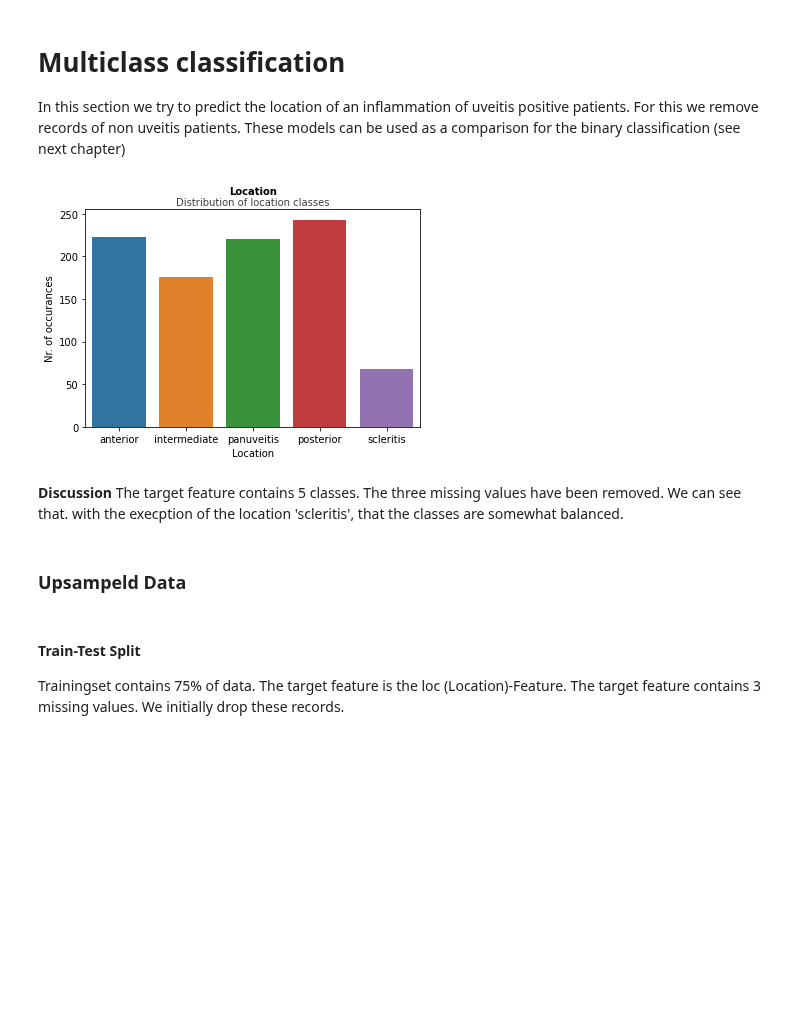
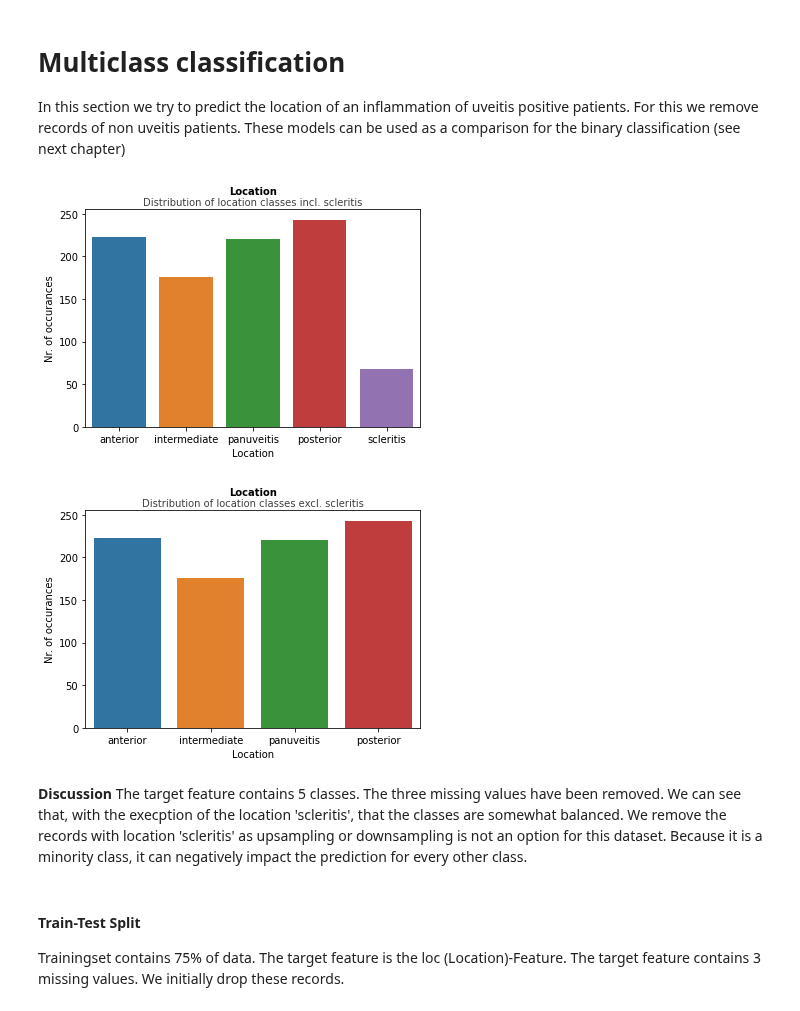
Before and after one commit to CrawTheOne/mirror_-fhnw_ds_fs2021_medical_challenge, a Jupyter notebook: machine_learning/location_classification.ipynb, the cells around one changed output. Cells and saved outputs as stored; diff of their text form; code cells hidden in the pictures; blank space fills up the shorter version.

```diff
--- a/machine_learning/location_classification.ipynb
+++ b/machine_learning/location_classification.ipynb
@@ -52,7 +66,7 @@ To predict the location of an inflammation, we need to drop all columns that con
 # drop_filter: Drop every column that is not a lab test
 
 df = pipe.preprocessing_pipe(num_to_cat   = False,
-                             drop_filter  = ['hla', 'ac_', 'vit_', 'gender','race', 'cat','specific_diagnosis'],
+                             drop_filter  = ['hla', 'ac_', 'vit_','race', 'cat','specific_diagnosis'],
                              loc_approach = 'multi',
                              binary_cat   = True,
                              nan_percentage = 0.2,
@@ -77,11 +91,19 @@ In this section we try to predict the location of an inflammation of uveitis pos
 These models can be used as a comparison for the binary classification (see next chapter)
 # %%
 df_uv_pos_clean = df_uv_pos.dropna(subset=['loc']) # drop records with missing location data (3)
+
+
 g = sns.countplot(x=df_uv_pos_clean['loc'])
-helpers.plot_wrapper(g, 'Location','Distribution of location classes','Location','Nr. of occurances')
+helpers.plot_wrapper(g, 'Location','Distribution of location classes incl. scleritis','Location','Nr. of occurances')
+
+# remove category scleritis
+df_uv_pos_clean = df_uv_pos_clean[df_uv_pos_clean['loc'] != 'scleritis']
+df_uv_pos_clean['loc'] = df_uv_pos_clean['loc'].cat.remove_unused_categories()
+
+g = sns.countplot(x=df_uv_pos_clean['loc'])
+helpers.plot_wrapper(g, 'Location','Distribution of location classes excl. scleritis','Location','Nr. of occurances')
 # %% [output]
-[figure, old version]
+[figure, new version]
+[figure, added]
 # %% [markdown]
-**Discussion** The target feature contains 5 classes. The three missing values have been removed. We can see that. with the execption of the location 'scleritis', that the classes are somewhat balanced.
+**Discussion** The target feature contains 5 classes. The three missing values have been removed. We can see that, with the execption of the location 'scleritis', that the classes are somewhat balanced. We remove the records with location 'scleritis' as upsampling or downsampling is not an option for this dataset. Because it is a minority class, it can negatively impact the prediction for every other class.
-# %% [markdown]
-### Upsampeld Data
```
Also changed, not shown: parts of 110 cells of this notebook.
